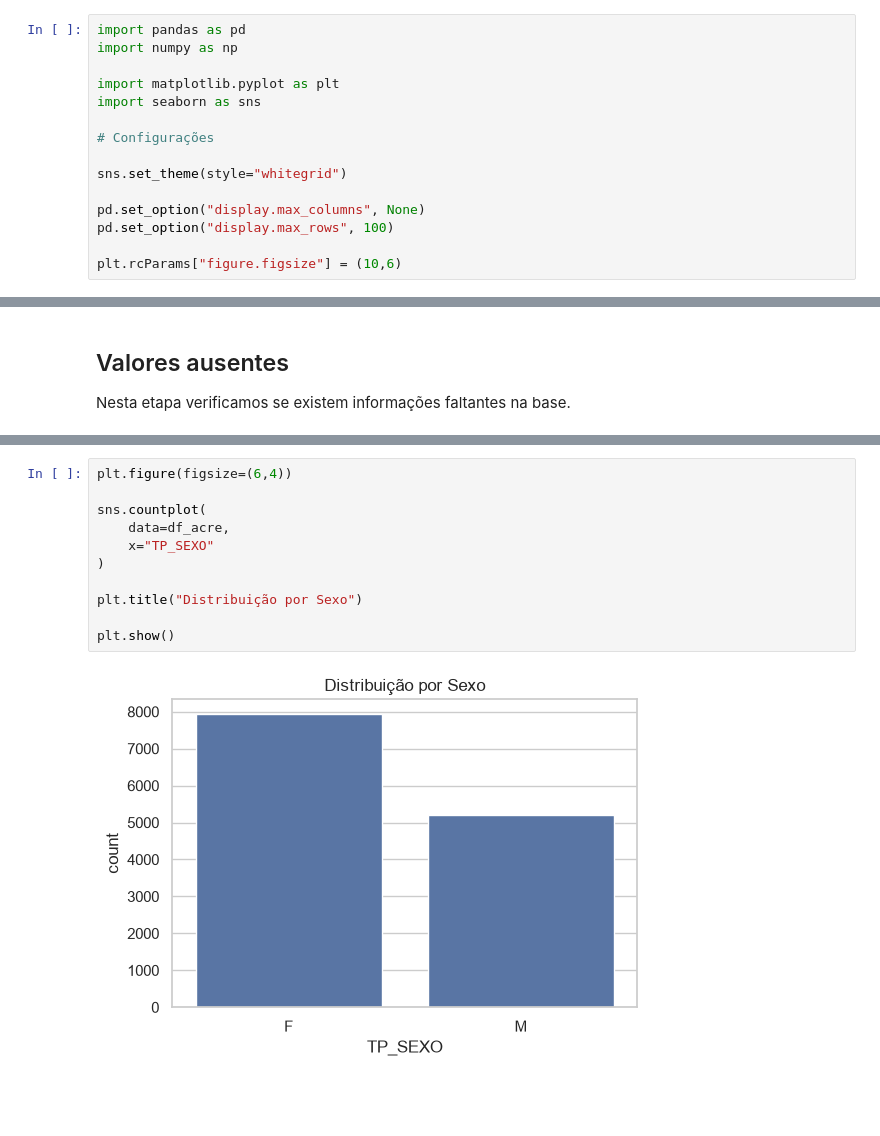
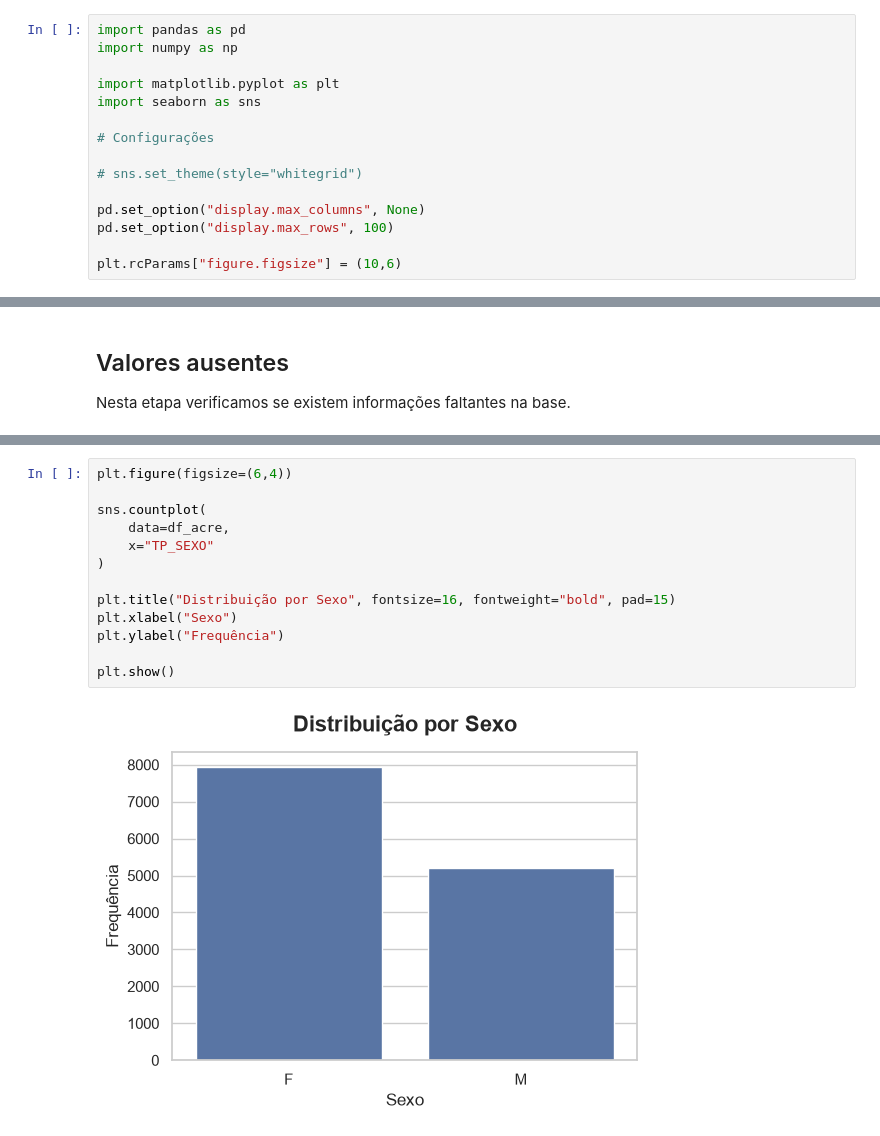
Before and after one commit to mvs105/TESI1---2026.1, a Jupyter notebook: analise_exploratoria_enem_acre.ipynb, the cells around one changed output, grey strips where cells are left out. Cells and saved outputs as stored; diff of their text form; blank space fills up the shorter version.

```diff
--- a/analise_exploratoria_enem_acre.ipynb
+++ b/analise_exploratoria_enem_acre.ipynb
@@ -22,7 +22,7 @@ import seaborn as sns
 
 # Configurações
 
-sns.set_theme(style="whitegrid")
+# sns.set_theme(style="whitegrid")
 
 pd.set_option("display.max_columns", None)
 pd.set_option("display.max_rows", 100)
@@ -259,13 +236,15 @@ plt.show()
 # %%
 plt.figure(figsize=(6,4))
 
 sns.countplot(
     data=df_acre,
     x="TP_SEXO"
 )
 
-plt.title("Distribuição por Sexo")
+plt.title("Distribuição por Sexo", fontsize=16, fontweight="bold", pad=15)
+plt.xlabel("Sexo")
+plt.ylabel("Frequência")
 
 plt.show()
 # %% [output]
-[figure, old version]
+[figure, new version]
```
Also changed, not shown: parts of 20 cells of this notebook.
